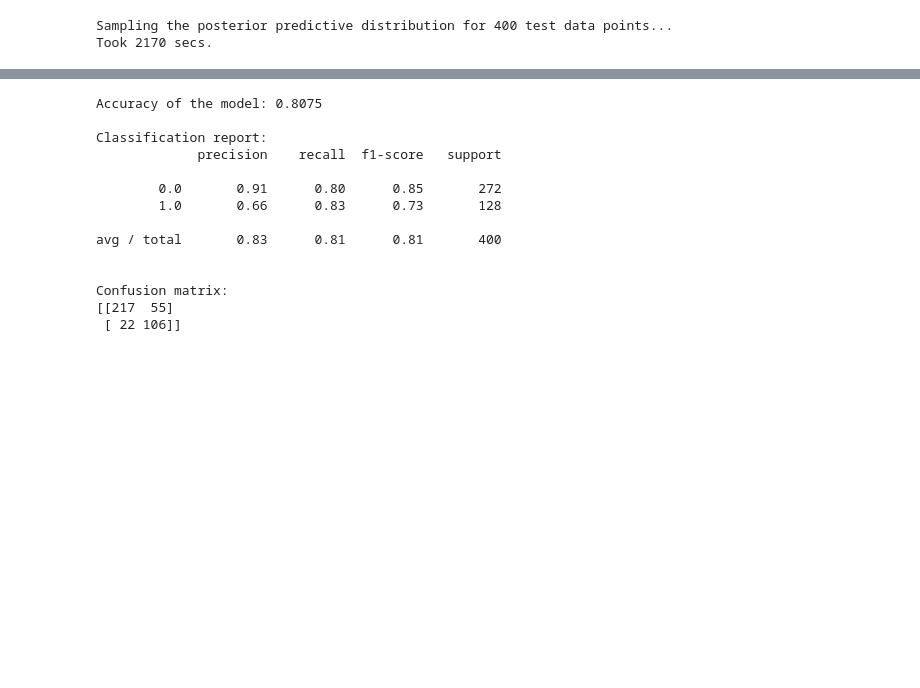
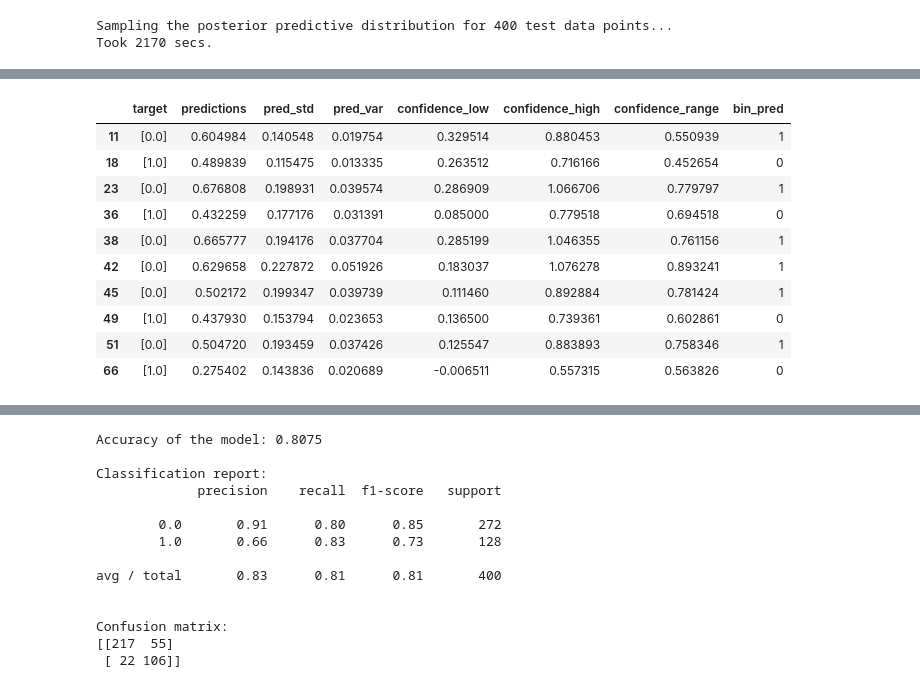
Before and after one commit to msahamed/earthquake_physics_bayesian_nn, a Jupyter notebook: Baysian_neural_network.ipynb, the cells around one changed output, grey strips where cells are left out. Saved outputs shown, nothing was run; the diff lists cells and outputs as text; code cells hidden in the pictures; blank space fills up the shorter version.

```diff
--- a/Baysian_neural_network.ipynb
+++ b/Baysian_neural_network.ipynb
@@ -316,0 +345,14 @@ Index(['target', 'predictions', 'pred_std', 'pred_var', 'bin_pred'], dtype='obje
+# %%
+incorrect.head(10)
+# %% [output]
+|  | target | predictions | pred_std | pred_var | confidence_low | confidence_high | confidence_range | bin_pred |
+| 11 | [0.0] | 0.604984 | 0.140548 | 0.019754 | 0.329514 | 0.880453 | 0.550939 | 1 |
+| 18 | [1.0] | 0.489839 | 0.115475 | 0.013335 | 0.263512 | 0.716166 | 0.452654 | 0 |
+| 23 | [0.0] | 0.676808 | 0.198931 | 0.039574 | 0.286909 | 1.066706 | 0.779797 | 1 |
+| 36 | [1.0] | 0.432259 | 0.177176 | 0.031391 | 0.085000 | 0.779518 | 0.694518 | 0 |
+| 38 | [0.0] | 0.665777 | 0.194176 | 0.037704 | 0.285199 | 1.046355 | 0.761156 | 1 |
+| 42 | [0.0] | 0.629658 | 0.227872 | 0.051926 | 0.183037 | 1.076278 | 0.893241 | 1 |
+| 45 | [0.0] | 0.502172 | 0.199347 | 0.039739 | 0.111460 | 0.892884 | 0.781424 | 1 |
+| 49 | [1.0] | 0.437930 | 0.153794 | 0.023653 | 0.136500 | 0.739361 | 0.602861 | 0 |
+| 51 | [0.0] | 0.504720 | 0.193459 | 0.037426 | 0.125547 | 0.883893 | 0.758346 | 1 |
+| 66 | [1.0] | 0.275402 | 0.143836 | 0.020689 | -0.006511 | 0.557315 | 0.563826 | 0 |
```
Also changed, not shown: parts of 9 cells of this notebook.
